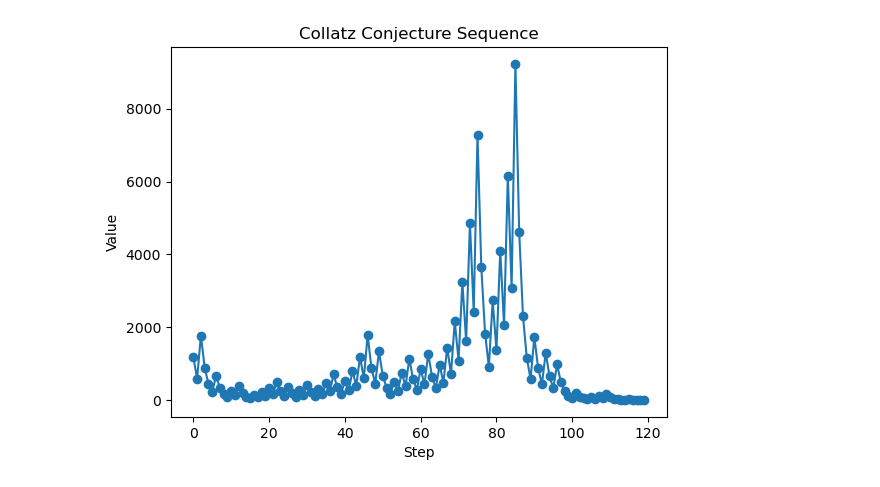
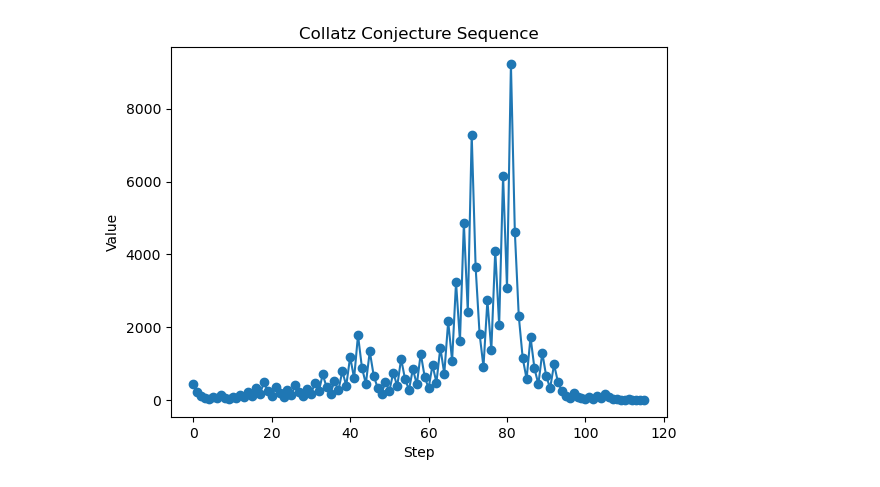
Before and after one commit to petron23/maths_and_physics, a Jupyter notebook: Collatz_conjecture/collatz.ipynb, the cells around one changed output. Drawn from its saved outputs; the diff is of its cells as text; code cells hidden in the pictures.

```diff
--- a/Collatz_conjecture/collatz.ipynb
+++ b/Collatz_conjecture/collatz.ipynb
@@ -1,27 +1,27 @@
 # %%
 import matplotlib.pyplot as plt
 
 def collatz_sequence(n):
     sequence = [n]
     while n != 1:
         if n % 2 == 0:
             n //= 2
         else:
             n = 3 * n + 1
         sequence.append(n)
     return sequence
 
 def plot_collatz(sequence):
     x_values = list(range(len(sequence)))
     plt.plot(x_values, sequence, marker='o', linestyle='-')
     plt.xlabel('Step')
     plt.ylabel('Value')
     plt.title('Collatz Conjecture Sequence')
     plt.show()
 
 # Example: Generate and plot the Collatz sequence
-starting_number = 1178
+starting_number = 16*27
 collatz_seq = collatz_sequence(starting_number)
 plot_collatz(collatz_seq)
 # %% [output]
-[figure, old version]
+[figure, new version]
```
Also changed, not shown: parts of 5 cells of this notebook.
